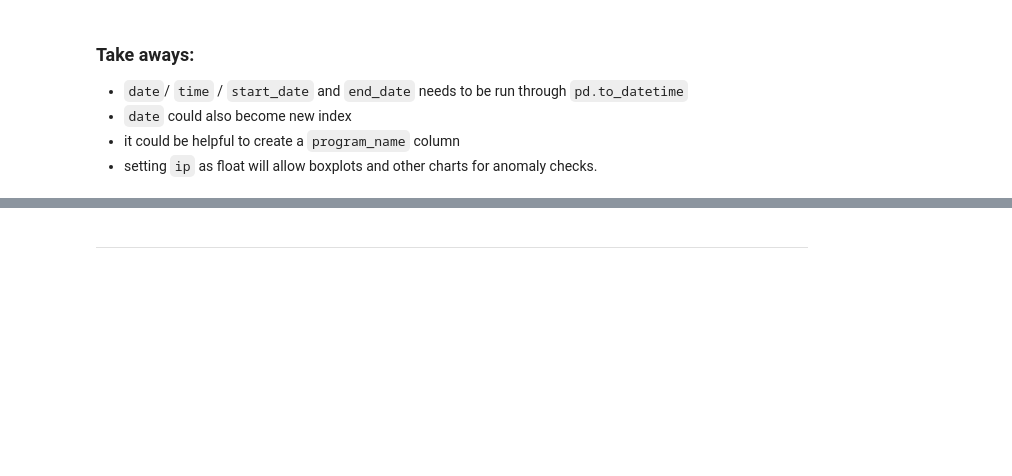
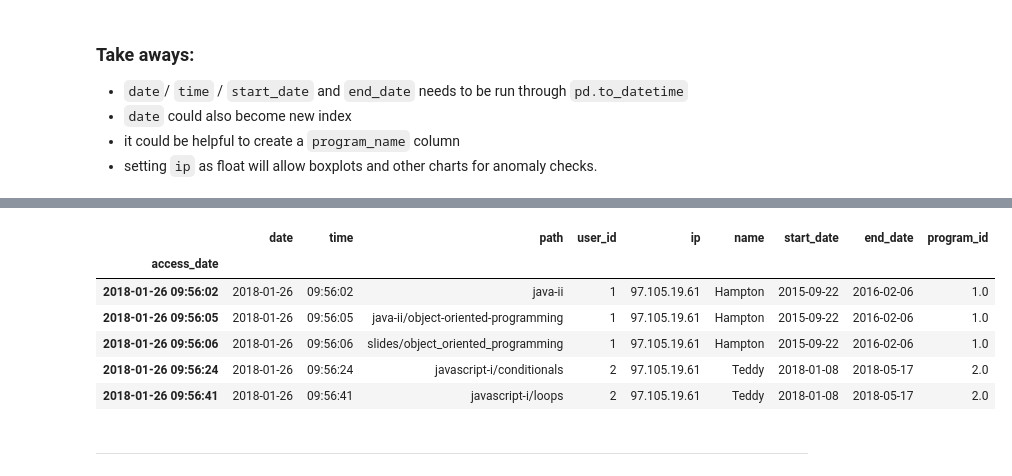
Before and after one commit to miller-cerna-laskowski-morris-eyring/anomaly-group-project, a Jupyter notebook: Eyring-notebook.ipynb, the cells around one changed output, grey strips where cells are left out. Cells and saved outputs as stored; diff of their text form; code cells hidden in the pictures; blank space fills up the shorter version.

```diff
--- a/Eyring-notebook.ipynb
+++ b/Eyring-notebook.ipynb
@@ -95,3 +167,19 @@ df.describe(datetime_is_numeric=True)
+# %%
+def drop_other(df):
+    df=df[df.program_id != 4.0]
+    df=df[df.name !='Staff']
+    return df
+# %%
+df = drop_other(df)
+df.head()
+# %% [output]
+|  | date | time | path | user_id | ip | name | start_date | end_date | program_id |
+| access_date |  |  |  |  |  |  |  |  |  |
+| 2018-01-26 09:56:02 | 2018-01-26 | 09:56:02 | java-ii | 1 | 97.105.19.61 | Hampton | 2015-09-22 | 2016-02-06 | 1.0 |
+| 2018-01-26 09:56:05 | 2018-01-26 | 09:56:05 | java-ii/object-oriented-programming | 1 | 97.105.19.61 | Hampton | 2015-09-22 | 2016-02-06 | 1.0 |
+| 2018-01-26 09:56:06 | 2018-01-26 | 09:56:06 | slides/object_oriented_programming | 1 | 97.105.19.61 | Hampton | 2015-09-22 | 2016-02-06 | 1.0 |
+| 2018-01-26 09:56:24 | 2018-01-26 | 09:56:24 | javascript-i/conditionals | 2 | 97.105.19.61 | Teddy | 2018-01-08 | 2018-05-17 | 2.0 |
+| 2018-01-26 09:56:41 | 2018-01-26 | 09:56:41 | javascript-i/loops | 2 | 97.105.19.61 | Teddy | 2018-01-08 | 2018-05-17 | 2.0 |
 # %% [markdown]
 _______________________________________________
 # %% [markdown]
```
Also changed, not shown: parts of 40 cells of this notebook.
